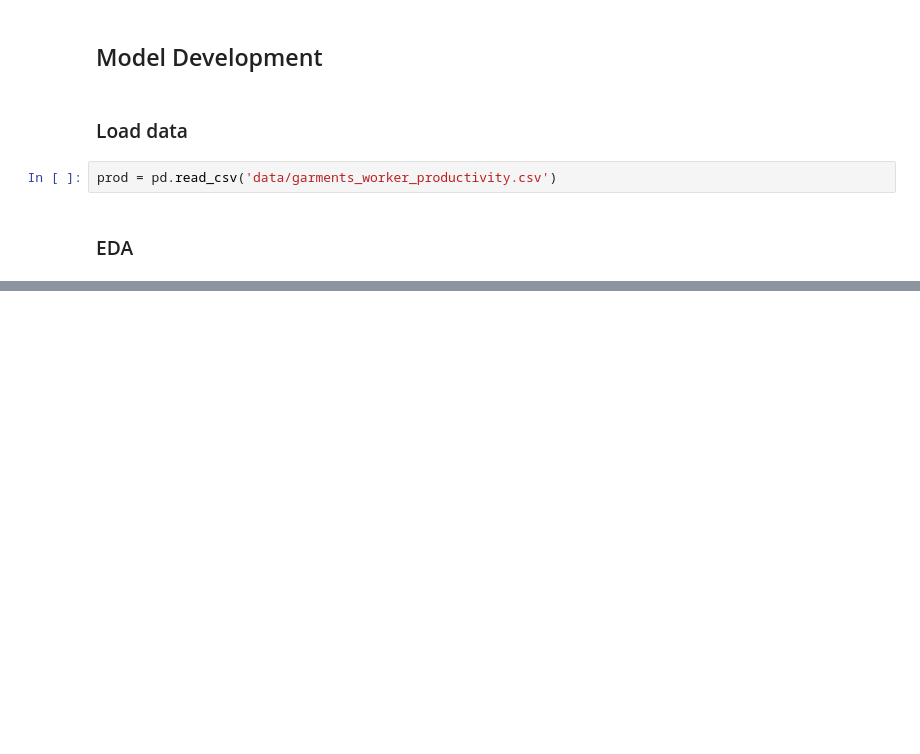
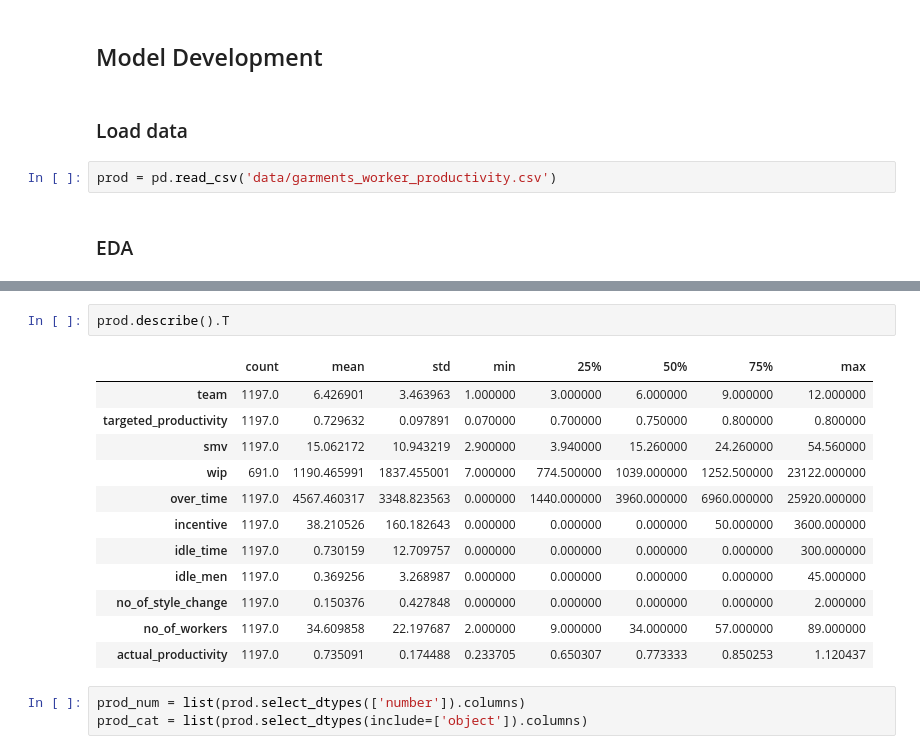
Before and after one commit to 1Elral4/Employee-Productivity-Predictor-with-Trees, a Jupyter notebook: productivity_predictor.ipynb, the cells around one changed output, grey strips where cells are left out. Cells and saved outputs as stored; diff of their text form; blank space fills up the shorter version.

```diff
--- a/productivity_predictor.ipynb
+++ b/productivity_predictor.ipynb
@@ -46,0 +70,18 @@ prod = pd.read_csv('data/garments_worker_productivity.csv')
+# %%
+prod.describe().T
+# %% [output]
+|  | count | mean | std | min | 25% | 50% | 75% | max |
+| team | 1197.0 | 6.426901 | 3.463963 | 1.000000 | 3.000000 | 6.000000 | 9.000000 | 12.000000 |
+| targeted_productivity | 1197.0 | 0.729632 | 0.097891 | 0.070000 | 0.700000 | 0.750000 | 0.800000 | 0.800000 |
+| smv | 1197.0 | 15.062172 | 10.943219 | 2.900000 | 3.940000 | 15.260000 | 24.260000 | 54.560000 |
+| wip | 691.0 | 1190.465991 | 1837.455001 | 7.000000 | 774.500000 | 1039.000000 | 1252.500000 | 23122.000000 |
+| over_time | 1197.0 | 4567.460317 | 3348.823563 | 0.000000 | 1440.000000 | 3960.000000 | 6960.000000 | 25920.000000 |
+| incentive | 1197.0 | 38.210526 | 160.182643 | 0.000000 | 0.000000 | 0.000000 | 50.000000 | 3600.000000 |
+| idle_time | 1197.0 | 0.730159 | 12.709757 | 0.000000 | 0.000000 | 0.000000 | 0.000000 | 300.000000 |
+| idle_men | 1197.0 | 0.369256 | 3.268987 | 0.000000 | 0.000000 | 0.000000 | 0.000000 | 45.000000 |
+| no_of_style_change | 1197.0 | 0.150376 | 0.427848 | 0.000000 | 0.000000 | 0.000000 | 0.000000 | 2.000000 |
+| no_of_workers | 1197.0 | 34.609858 | 22.197687 | 2.000000 | 9.000000 | 34.000000 | 57.000000 | 89.000000 |
+| actual_productivity | 1197.0 | 0.735091 | 0.174488 | 0.233705 | 0.650307 | 0.773333 | 0.850253 | 1.120437 |
+# %%
+prod_num = list(prod.select_dtypes(['number']).columns)
+prod_cat = list(prod.select_dtypes(include=['object']).columns)
```
Also changed, not shown: parts of 8 cells of this notebook.
